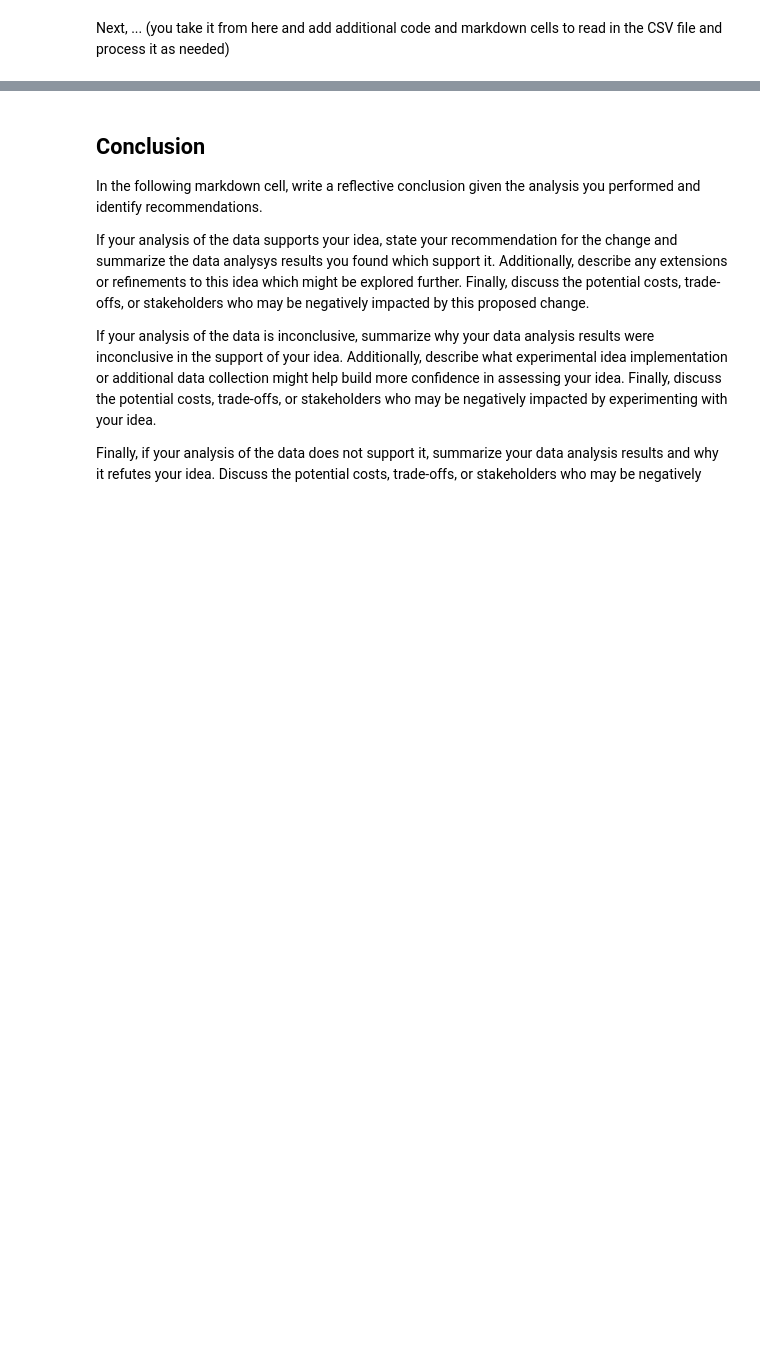
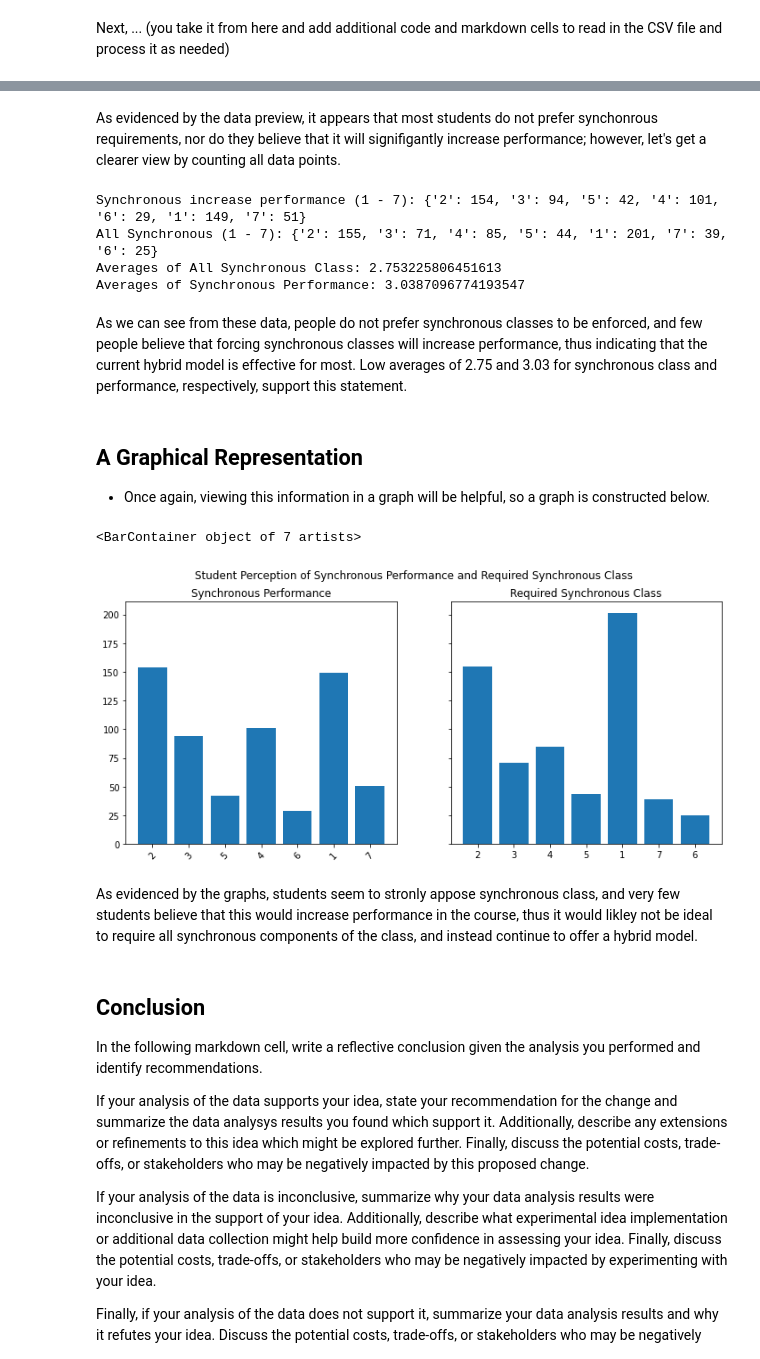
Before and after one commit to jmweaver20/comp110-22s-workspace, a Jupyter notebook: exercises/ex08/analysis.ipynb, the cells around one changed output, grey strips where cells are left out. Drawn from its saved outputs; the diff is of its cells as text; code cells hidden in the pictures; blank space fills up the shorter version.

```diff
--- a/exercises/ex08/analysis.ipynb
+++ b/exercises/ex08/analysis.ipynb
@@ -73,0 +117,4 @@ SURVEY_DATA_CSV_FILE_PATH: str = "../../data/survey.csv"
+# %%
+selected_data1: dict[str, list[str]] = select(data_cols, ["sync_perf", "all_sync"])
+data_cols_head: dict[str, list[str]] = head(data_cols, 15)
+tabulate(data_cols_head, data_cols_head.keys(), "html")
@@ -74,3 +138,40 @@ SURVEY_DATA_CSV_FILE_PATH: str = "../../data/survey.csv"
+# %% [markdown]
+As evidenced by the data preview, it appears that most students do not prefer synchonrous requirements, nor do they believe that it will signifigantly increase performance; however, let's get a clearer view by counting all data points.
+# %%
+sync_perf: dict[str, int] = count(selected_data1["sync_perf"])
+all_sync: dict[str, int] = count(selected_data1["all_sync"])
+averages_all_sync: float = average(all_sync)
+averages_sync_perf: float = average(sync_perf)
+print(f"Synchronous increase performance (1 - 7): {sync_perf}")
+print(f"All Synchronous (1 - 7): {all_sync}")
+print(f"Averages of All Synchronous Class: {averages_all_sync}")
+print(f"Averages of Synchronous Performance: {averages_sync_perf}")
+# %% [output]
+Synchronous increase performance (1 - 7): {'2': 154, '3': 94, '5': 42, '4': 101, '6': 29, '1': 149, '7': 51}
+All Synchronous (1 - 7): {'2': 155, '3': 71, '4': 85, '5': 44, '1': 201, '7': 39, '6': 25}
+Averages of All Synchronous Class: 2.753225806451613
+Averages of Synchronous Performance: 3.0387096774193547
+# %% [markdown]
+As we can see from these data, people do not prefer synchronous classes to be enforced, and few people believe that forcing synchronous classes will increase performance, thus indicating that the current hybrid model is effective for most. Low averages of 2.75 and 3.03 for synchronous class and performance, respectively, support this statement.
+# %% [markdown]
+## A Graphical Representation
+* Once again, viewing this information in a graph will be helpful, so a graph is constructed below.
+# %%
+fig, axes = plt.subplots(1, 2, figsize=(12, 5), sharey=True)
+fig.suptitle("Student Perception of Synchronous Performance and Required Synchronous Class")
+
+
+axes[0].set_title("Synchronous Performance")
+axes[0].bar(sync_perf.keys(), sync_perf.values())
+axes[0].tick_params(axis='x', labelrotation = 45)
+
+axes[1].set_title("Required Synchronous Class")
+axes[1].bar(all_sync.keys(), all_sync.values())
+# %% [output]
+<BarContainer object of 7 artists>
+[figure, added]
+# %% [markdown]
+As evidenced by the graphs, students seem to stronly appose synchronous class, and very few students believe that this would increase performance in the course, thus it would likley not be ideal to require all synchronous components of the class, and instead continue to offer a hybrid model.
 # %% [markdown]
 ## Conclusion
 
```
Also changed, not shown: parts of 13 cells of this notebook, 1 other file.
